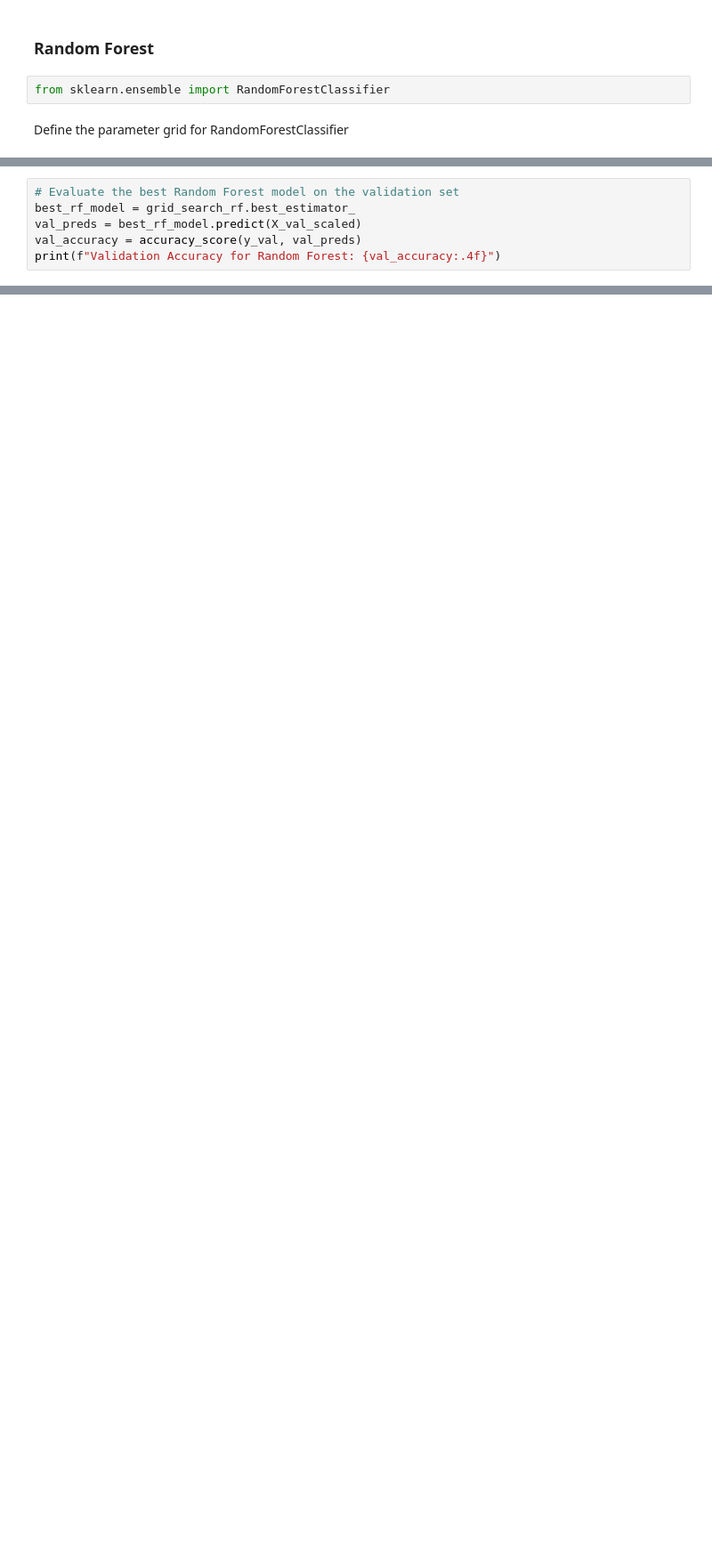
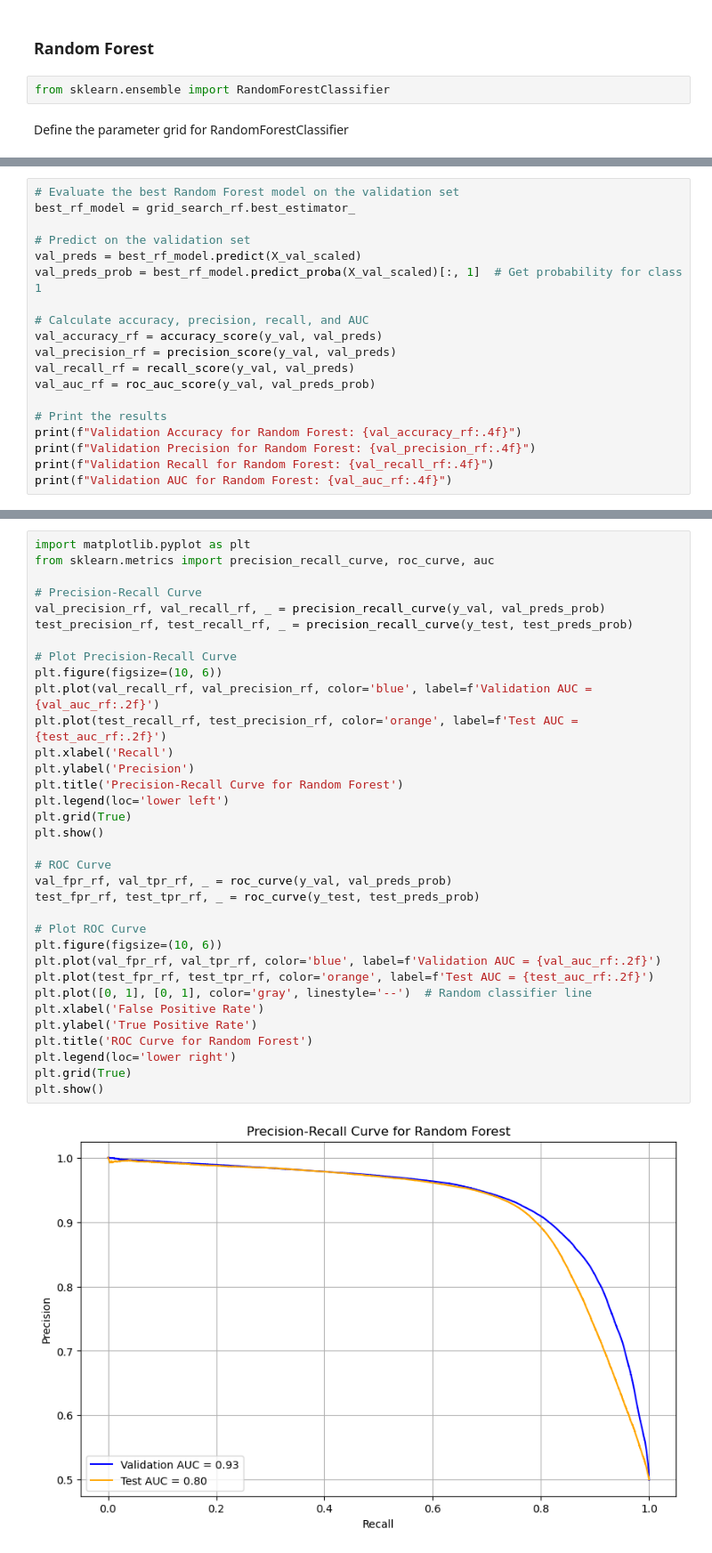
Before and after one commit to NumaanFormoli/Amazon-Prediction, a Jupyter notebook: AmazonData.ipynb, the cells around one changed output, grey strips where cells are left out. Shown: that part at 89% size. Cells and saved outputs as stored; diff of their text form; blank space fills up the shorter version.

```diff
--- a/AmazonData.ipynb
+++ b/AmazonData.ipynb
@@ -604,6 +775,19 @@ print(f"Best Cross-Validation Accuracy: {best_rf_score:.4f}")
 # %%
 # Evaluate the best Random Forest model on the validation set
 best_rf_model = grid_search_rf.best_estimator_
+
+# Predict on the validation set
 val_preds = best_rf_model.predict(X_val_scaled)
-val_accuracy = accuracy_score(y_val, val_preds)
-print(f"Validation Accuracy for Random Forest: {val_accuracy:.4f}")
+val_preds_prob = best_rf_model.predict_proba(X_val_scaled)[:, 1]  # Get probability for class 1
+
+# Calculate accuracy, precision, recall, and AUC
+val_accuracy_rf = accuracy_score(y_val, val_preds)
+val_precision_rf = precision_score(y_val, val_preds)
+val_recall_rf = recall_score(y_val, val_preds)
+val_auc_rf = roc_auc_score(y_val, val_preds_prob)
+
+# Print the results
+print(f"Validation Accuracy for Random Forest: {val_accuracy_rf:.4f}")
+print(f"Validation Precision for Random Forest: {val_precision_rf:.4f}")
+print(f"Validation Recall for Random Forest: {val_recall_rf:.4f}")
+print(f"Validation AUC for Random Forest: {val_auc_rf:.4f}")
@@ -620,0 +820,36 @@ print(f"Test Recall for Random Forest: {test_recall_rf:.4f}")
+# %%
+import matplotlib.pyplot as plt
+from sklearn.metrics import precision_recall_curve, roc_curve, auc
+
+# Precision-Recall Curve
+val_precision_rf, val_recall_rf, _ = precision_recall_curve(y_val, val_preds_prob)
+test_precision_rf, test_recall_rf, _ = precision_recall_curve(y_test, test_preds_prob)
+
+# Plot Precision-Recall Curve
+plt.figure(figsize=(10, 6))
+plt.plot(val_recall_rf, val_precision_rf, color='blue', label=f'Validation AUC = {val_auc_rf:.2f}')
+plt.plot(test_recall_rf, test_precision_rf, color='orange', label=f'Test AUC = {test_auc_rf:.2f}')
+plt.xlabel('Recall')
+plt.ylabel('Precision')
+plt.title('Precision-Recall Curve for Random Forest')
+plt.legend(loc='lower left')
+plt.grid(True)
+plt.show()
+
+# ROC Curve
+val_fpr_rf, val_tpr_rf, _ = roc_curve(y_val, val_preds_prob)
+test_fpr_rf, test_tpr_rf, _ = roc_curve(y_test, test_preds_prob)
+
+# Plot ROC Curve
+plt.figure(figsize=(10, 6))
+plt.plot(val_fpr_rf, val_tpr_rf, color='blue', label=f'Validation AUC = {val_auc_rf:.2f}')
+plt.plot(test_fpr_rf, test_tpr_rf, color='orange', label=f'Test AUC = {test_auc_rf:.2f}')
+plt.plot([0, 1], [0, 1], color='gray', linestyle='--')  # Random classifier line
+plt.xlabel('False Positive Rate')
+plt.ylabel('True Positive Rate')
+plt.title('ROC Curve for Random Forest')
+plt.legend(loc='lower right')
+plt.grid(True)
+plt.show()
+# %% [output]
+[figure, added]
```
Also changed, not shown: parts of 16 cells of this notebook.
